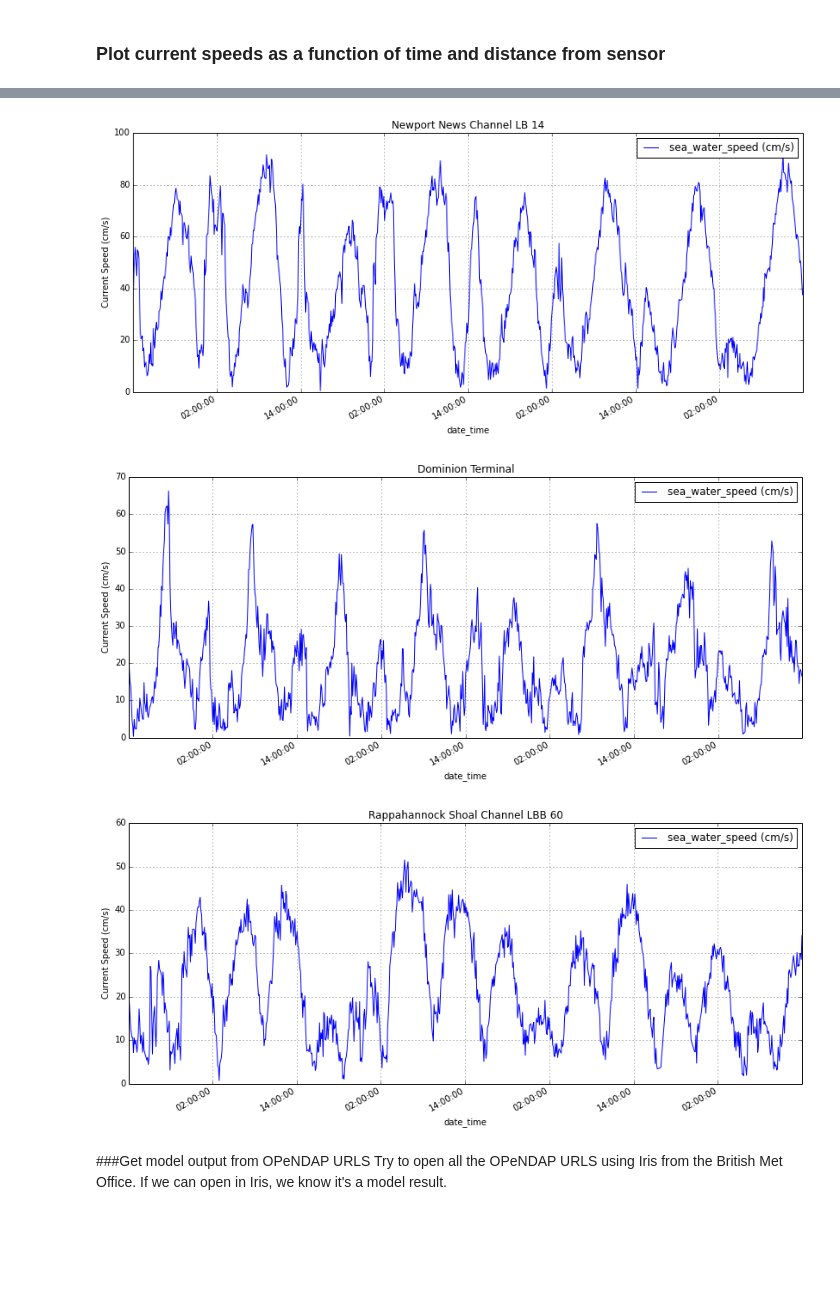
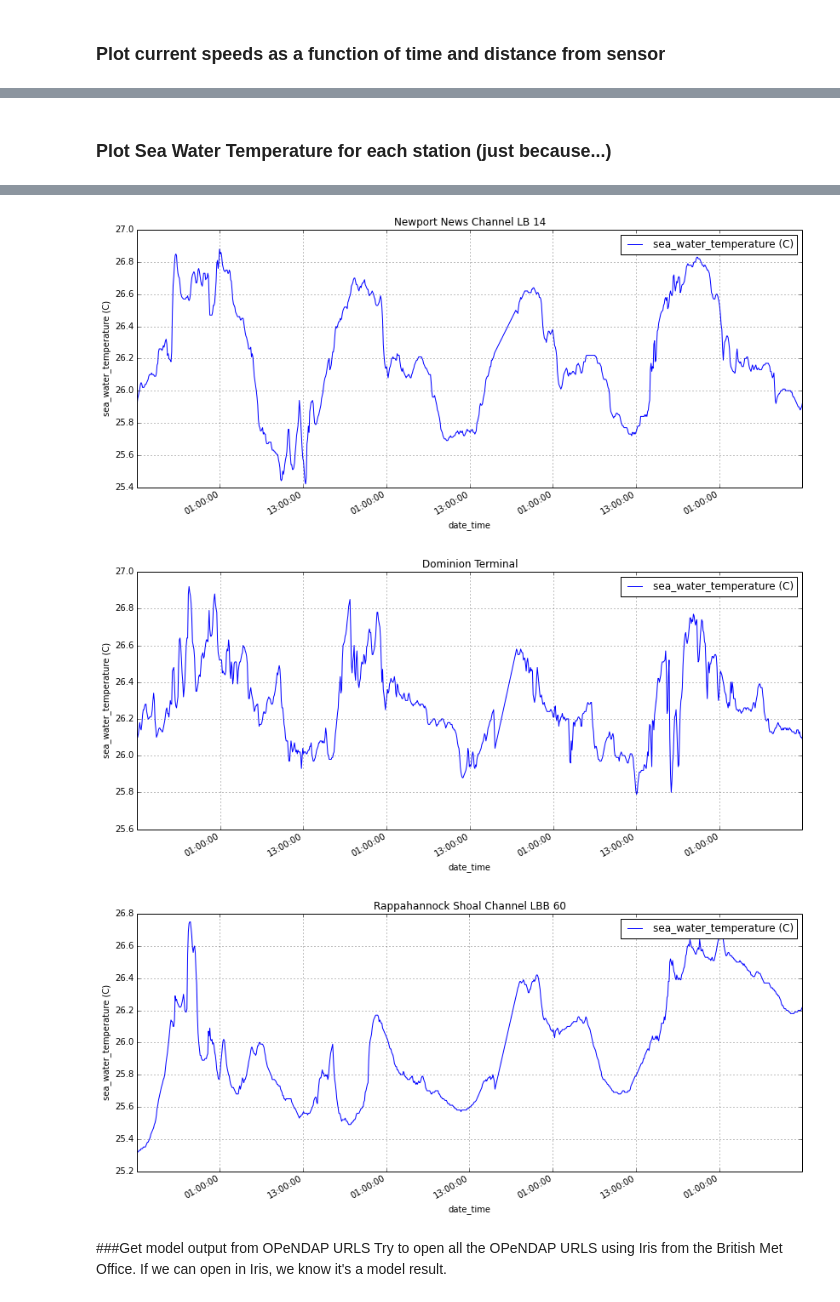
Before and after one commit to ioos/system-test, a Jupyter notebook: Theme_2_Extreme_Events/Scenario_2A_Coastal_Inundation/Scenario_2A_ModelDataCompare_Currents/Scenario_2A_Model_Obs_Compare_Currents.ipynb, the cells around one changed output, grey strips where cells are left out. Cells and saved outputs as stored; diff of their text form; code cells hidden in the pictures; blank space fills up the shorter version.

```diff
--- a/Theme_2_Extreme_Events/Scenario_2A_Coastal_Inundation/Scenario_2A_ModelDataCompare_Currents/Scenario_2A_Model_Obs_Compare_Currents.ipynb
+++ b/Theme_2_Extreme_Events/Scenario_2A_Coastal_Inundation/Scenario_2A_ModelDataCompare_Currents/Scenario_2A_Model_Obs_Compare_Currents.ipynb
@@ -225,25 +229,6 @@ obs_lon = [sta for sta in obs_loc_df['longitude (degree)']]
 obs_lat = [sta for sta in obs_loc_df['latitude (degree)']]
 # %% [markdown]
 ### Request CSV response from collector and convert to Pandas DataFrames
-# %%
-def coops2df(collector, station_id, sos_name, iso_start, iso_end):
-    """Request CSV response from SOS and convert to Pandas DataFrames."""
-    url = (('http://opendap.co-ops.nos.noaa.gov/ioos-dif-sos/SOS?'
-            'service=SOS&request=GetObservation&version=1.0.0&'
-            'observedProperty=currents&offering=urn:ioos:station:NOAA.NOS.CO-OPS:%s&'
-            'procedure=urn:ioos:sensor:NOAA.NOS.CO-OPS:%s:Nortek-ADP-511:rtb&'
-            'responseFormat=text/csv&eventTime=%s/%s') % (str(station_id), str(station_id),iso_start, iso_end))
-
-    long_name = get_Coops_longName(station_id)
-    url = (('http://opendap.co-ops.nos.noaa.gov/ioos-dif-sos/SOS?'
-            'service=SOS&request=GetObservation&version=1.0.0'
-            '&observedProperty=currents&offering=urn:ioos:station:NOAA.NOS.CO-OPS:%s'
-            '&responseFormat=text/csv&eventTime=%s/%s') % (str(station_id), iso_start, iso_end))
-    print url
-    data_df = pd.read_csv(url, parse_dates=True, index_col='date_time')
-    data_df.name = long_name
-
-    return data_df
 # %%
 obs_df = []
 current_speed_df = []
@@ -344,0 +295,20 @@ for df in obs_df:
+# %%
+# break the current speed data frame into data frames by bin
+for df in obs_df:
+    fig, axes = plt.subplots(1, 1, figsize=(20,6))
+
+    # Only plot the first bin
+    axes = df.loc[df['bin (count)']==(1),'sea_water_speed (cm/s)'].plot(title=df.name, legend=False, color='b')
+    plt.setp(axes.lines[0], linewidth=1.0, zorder=1)
+    axes.set_ylabel('Current Speed (cm/s)')
+    for tl in axes.get_yticklabels():
+        tl.set_color('b')
+    axes.yaxis.label.set_color('blue')
+
+    ax2 = axes.twinx()
+    axes2 = df.loc[df['bin (count)']==(1),'direction_of_sea_water_velocity (degree)'].plot(title=df.name, legend=False, ax=ax2, color='g')
+    plt.setp(axes.lines[0], linewidth=1.0, zorder=1)
+    axes2.set_ylabel('Current Direction (degrees)')
+    for tl in ax2.get_yticklabels():
+        tl.set_color('g')
+    axes2.yaxis.label.set_color('green')
@@ -345,10 +322,12 @@ for df in obs_df:
+# %% [markdown]
+### Plot Sea Water Temperature for each station (just because...)
 # %%
 # break the current speed data frame into data frames by bin
 for df in obs_df:
     figure()
     # Only plot the first bin
-    ax = df.loc[df['bin (count)']==(1),'sea_water_speed (cm/s)'].plot(figsize=(14, 6), title=df.name, legend=False)
+    ax = df.loc[df['bin (count)']==(1),'sea_water_temperature (C)'].plot(figsize=(14, 6), title=df.name, legend=False)
     plt.setp(ax.lines[0], linewidth=1.0, zorder=1)
     ax.legend()
-    ax.set_ylabel('Current Speed (cm/s)')
+    ax.set_ylabel('sea_water_temperature (C)')
 # %% [output]
@@ -358,6 +337,6 @@ for df in obs_df:
-[figure, old version]
+[figure, new version]
-[figure, old version]
+[figure, new version]
-[figure, old version]
+[figure, new version]
 # %% [markdown]
 ###Get model output from OPeNDAP URLS
 Try to open all the OPeNDAP URLS using Iris from the British Met Office. If we can open in Iris, we know it's a model result.
```
Also changed, not shown: parts of 19 cells of this notebook, 2 other files.
